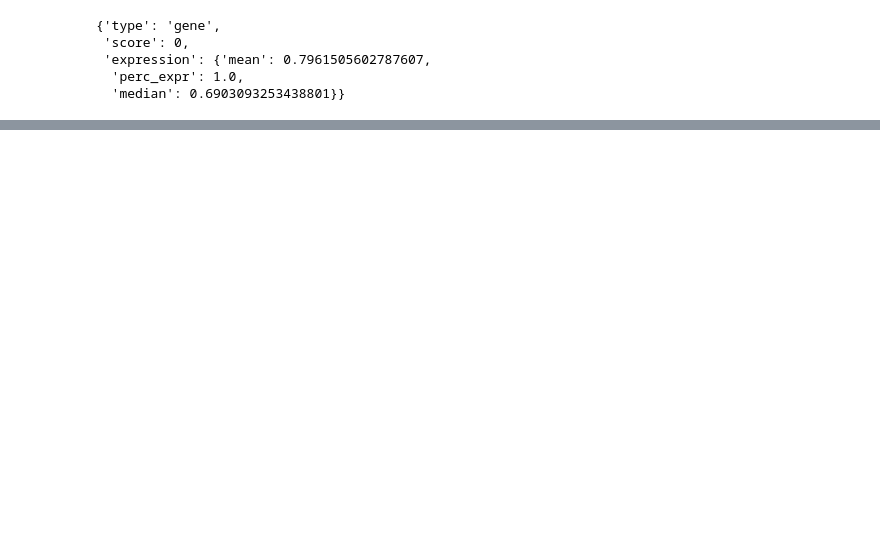
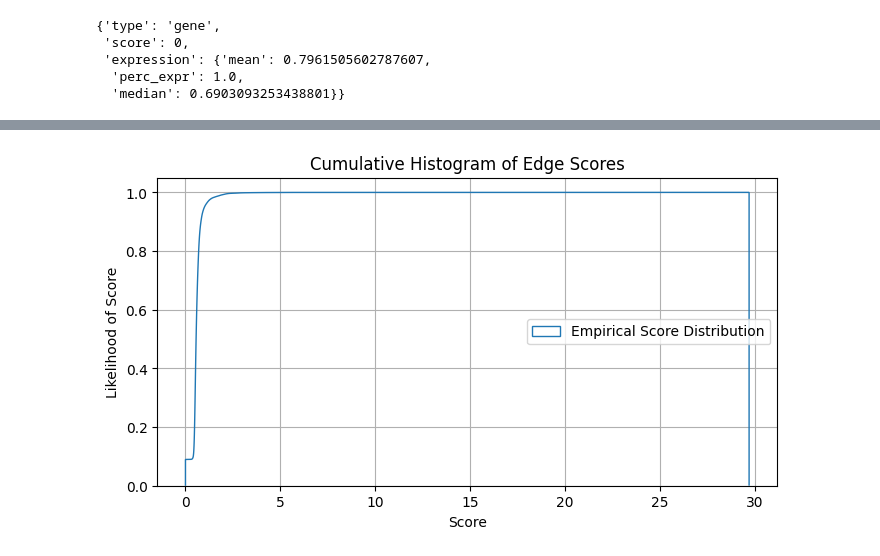
Before and after one commit to mjoppich/PICASO, a Jupyter notebook: scripts/create_basic_knowledgegraph.ipynb, the cells around one changed output, grey strips where cells are left out. Cells and saved outputs as stored; diff of their text form; code cells hidden in the pictures; blank space fills up the shorter version.

```diff
--- a/scripts/create_basic_knowledgegraph.ipynb
+++ b/scripts/create_basic_knowledgegraph.ipynb
@@ -121,0 +339,4 @@ for edge in kg.get_node_edges("CCL2", in_types=["gene"], out_types=["gene"]):
+# %%
+kg.plot_score_histogram(edge_types=[("disease", "gene")])
+# %% [output]
+[figure, added]
```
Also changed, not shown: parts of 45 cells of this notebook, 3 other files.
